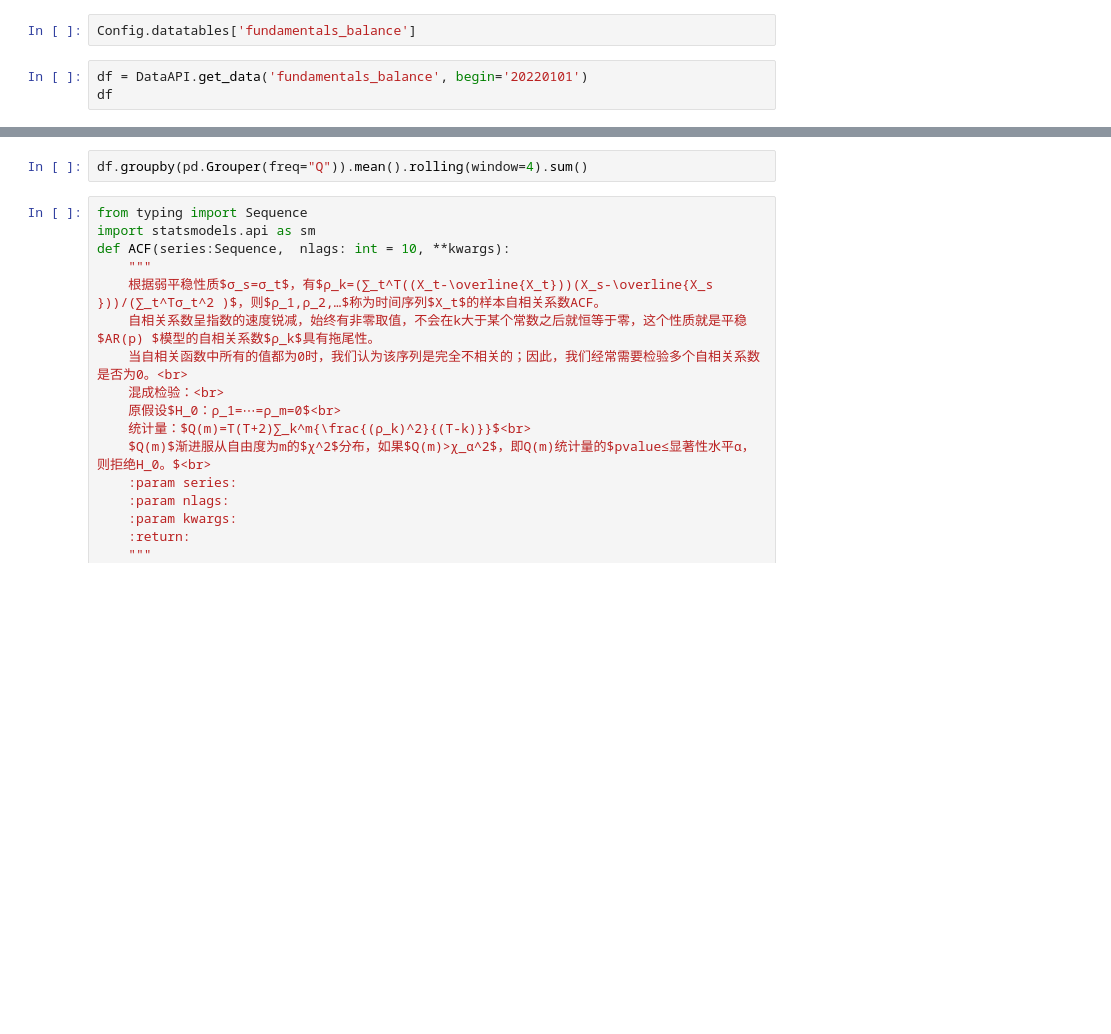
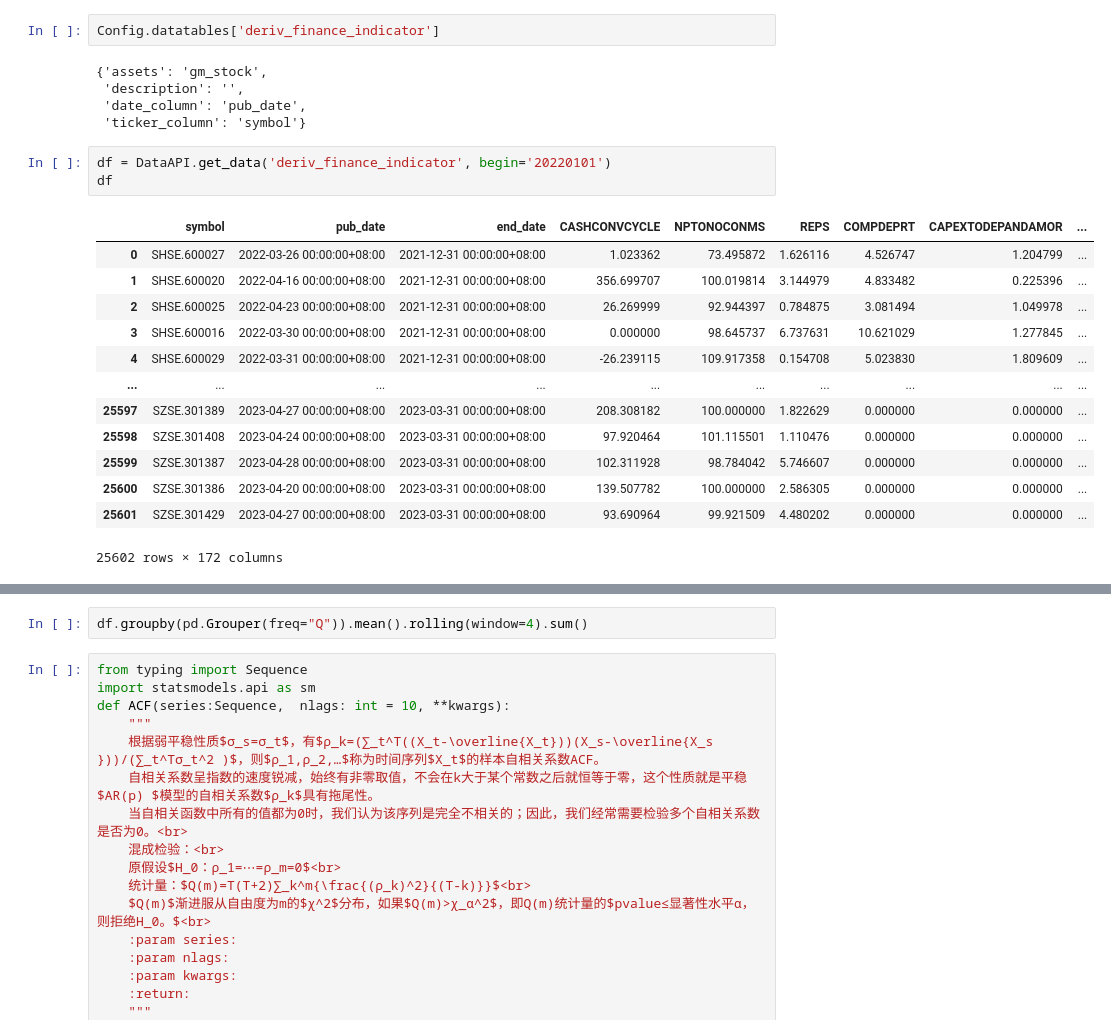
Before and after one commit to KangruiYuan/XQuant, a Jupyter notebook: ModuleTests/BaseTest.ipynb, the cells around one changed output, grey strips where cells are left out. Saved outputs shown, nothing was run; the diff lists cells and outputs as text; blank space fills up the shorter version.

```diff
--- a/ModuleTests/BaseTest.ipynb
+++ b/ModuleTests/BaseTest.ipynb
@@ -30,8 +30,27 @@ Tools.search_keyword('fin_exp', limit=100, fuzzy=False)
   'financial_sheet',
   'market_financial_sheet']}
 # %%
-Config.datatables['fundamentals_balance']
+Config.datatables['deriv_finance_indicator']
+# %% [output]
+{'assets': 'gm_stock',
+ 'description': '',
+ 'date_column': 'pub_date',
+ 'ticker_column': 'symbol'}
 # %%
-df = DataAPI.get_data('fundamentals_balance', begin='20220101')
+df = DataAPI.get_data('deriv_finance_indicator', begin='20220101')
 df
+# %% [output]
+|  | symbol | pub_date | end_date | CASHCONVCYCLE | NPTONOCONMS | REPS | COMPDEPRT | CAPEXTODEPANDAMOR | ... |
+| 0 | SHSE.600027 | 2022-03-26 00:00:00+08:00 | 2021-12-31 00:00:00+08:00 | 1.023362 | 73.495872 | 1.626116 | 4.526747 | 1.204799 | ... |
+| 1 | SHSE.600020 | 2022-04-16 00:00:00+08:00 | 2021-12-31 00:00:00+08:00 | 356.699707 | 100.019814 | 3.144979 | 4.833482 | 0.225396 | ... |
+| 2 | SHSE.600025 | 2022-04-23 00:00:00+08:00 | 2021-12-31 00:00:00+08:00 | 26.269999 | 92.944397 | 0.784875 | 3.081494 | 1.049978 | ... |
+| 3 | SHSE.600016 | 2022-03-30 00:00:00+08:00 | 2021-12-31 00:00:00+08:00 | 0.000000 | 98.645737 | 6.737631 | 10.621029 | 1.277845 | ... |
+| 4 | SHSE.600029 | 2022-03-31 00:00:00+08:00 | 2021-12-31 00:00:00+08:00 | -26.239115 | 109.917358 | 0.154708 | 5.023830 | 1.809609 | ... |
+| ... | ... | ... | ... | ... | ... | ... | ... | ... | ... |
+| 25597 | SZSE.301389 | 2023-04-27 00:00:00+08:00 | 2023-03-31 00:00:00+08:00 | 208.308182 | 100.000000 | 1.822629 | 0.000000 | 0.000000 | ... |
+| 25598 | SZSE.301408 | 2023-04-24 00:00:00+08:00 | 2023-03-31 00:00:00+08:00 | 97.920464 | 101.115501 | 1.110476 | 0.000000 | 0.000000 | ... |
+| 25599 | SZSE.301387 | 2023-04-28 00:00:00+08:00 | 2023-03-31 00:00:00+08:00 | 102.311928 | 98.784042 | 5.746607 | 0.000000 | 0.000000 | ... |
+| 25600 | SZSE.301386 | 2023-04-20 00:00:00+08:00 | 2023-03-31 00:00:00+08:00 | 139.507782 | 100.000000 | 2.586305 | 0.000000 | 0.000000 | ... |
+| 25601 | SZSE.301429 | 2023-04-27 00:00:00+08:00 | 2023-03-31 00:00:00+08:00 | 93.690964 | 99.921509 | 4.480202 | 0.000000 | 0.000000 | ... |
+25602 rows × 172 columns
 # %%
```
Also changed, not shown: parts of 3 cells of this notebook, 7 other files.
